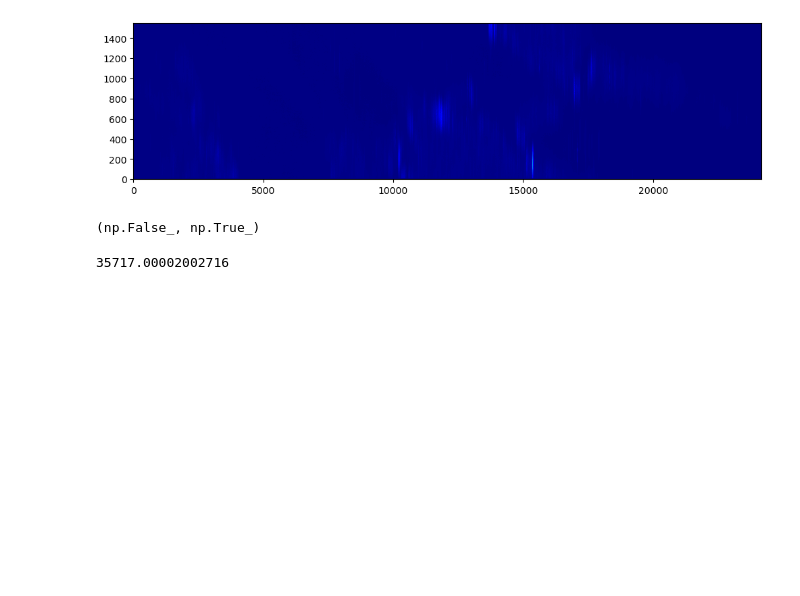
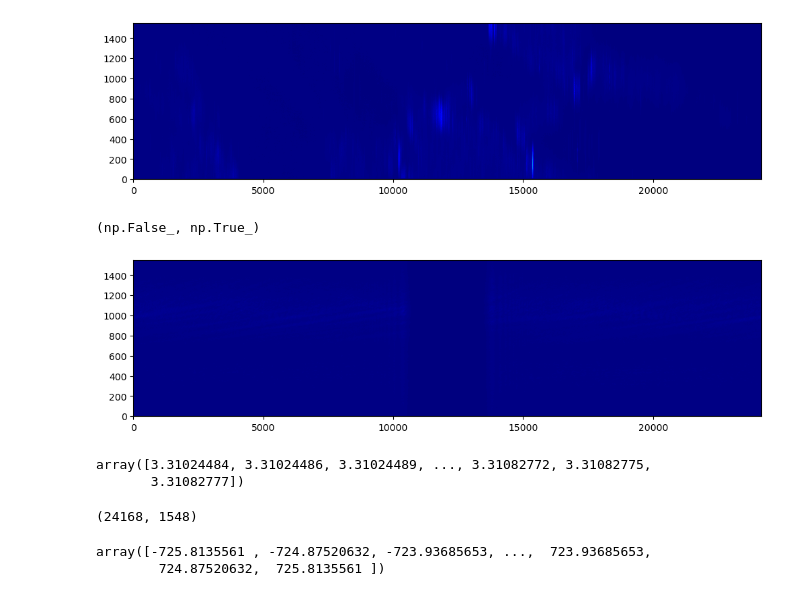
Before and after one commit to AndrewPlayer3/sar_processing, a Jupyter notebook: s1_level0/signal_analysis.ipynb, the cells around one changed output. Saved outputs shown, nothing was run; the diff lists cells and outputs as text; code cells hidden in the pictures; blank space fills up the shorter version.

```diff
--- a/s1_level0/signal_analysis.ipynb
+++ b/s1_level0/signal_analysis.ipynb
@@ -932,8 +981,44 @@ Vr = np.sqrt(np.linalg.norm(velocity)*np.linalg.norm(Vg))
 wavelength = 299792458 / 5.404e+9
 doppler_frequency = (-2/wavelength) * np.dot(np.sqrt(Vg * velocity), r_0)
 np.linalg.norm(doppler_frequency)
+# %%
+def get_replica_chirps(packets, num_range_samples):
+    replica_chirps = []
+    for packet in packets:
+        replica_chirps.append(get_replica_chirp(packet, num_range_samples))
+    return np.asarray(replica_chirps)
+
+def range_compress_burst(signals, replica_chirps):
+    num_packets = signals.shape[0]
+    range_compressed_signals = []
+    for i in range(num_packets):
+        range_compressed_signals.append(pulse_compression(signals[i], replica_chirps[i]))
+    return np.asarray(range_compressed_signals)
+
+replica_chirps = get_replica_chirps(burst_packets, num_range)
+
+radar_data = fft(signals, axis=1)
+radar_data = fftshift(fft(radar_data, axis=0), 0)
+radar_data = range_compress_burst(radar_data, replica_chirps)
+# radar_data = ifft(radar_data, axis=1)
+# radar_data = ifftshift(ifft(signals, axis=1), 1)
+# radar_data = ifftshift(ifft(signals, axis=0), 0)
+# %%
+radar_data_norm = np.abs(radar_data) / np.max(np.abs(radar_data))
+plot_signals(radar_data_norm)
+# %% [output]
+[figure, added]
 # %%
 burst_length_seconds = get_gps_time_from_packet(burst_packets[-1]) - get_gps_time_from_packet(burst_packets[0])
 # %%
+times = [get_gps_time_from_packet(packet) for packet in burst_packets]
+
+velocities = np.asarray([get_velocity(time) for time in times])
+positions = np.asarray([get_position(time) for time in times])
+quaternions = np.asarray([get_quaternions(time) for time in times])
+attitudes = np.asarray([get_attitude(time) for time in times])
-# %% [output]
-35717.00002002716
+# %%
+rcmc_shift[0]
+# %% [output]
+array([3.31024484, 3.31024486, 3.31024489, ..., 3.31082772, 3.31082775,
+       3.31082777])
@@ -939,0 +1047,4 @@ burst_length_seconds = get_gps_time_from_packet(burst_packets[-1]) - get_gps_tim
+# %%
+effective_velocities.shape
+# %% [output]
+(24168, 1548)
@@ -939,0 +1064,5 @@ burst_length_seconds = get_gps_time_from_packet(burst_packets[-1]) - get_gps_tim
+# %%
+az_freq_vals
+# %% [output]
+array([-725.8135561 , -724.87520632, -723.93685653, ...,  723.93685653,
+        724.87520632,  725.8135561 ])
```
Also changed, not shown: parts of 20 cells of this notebook.
